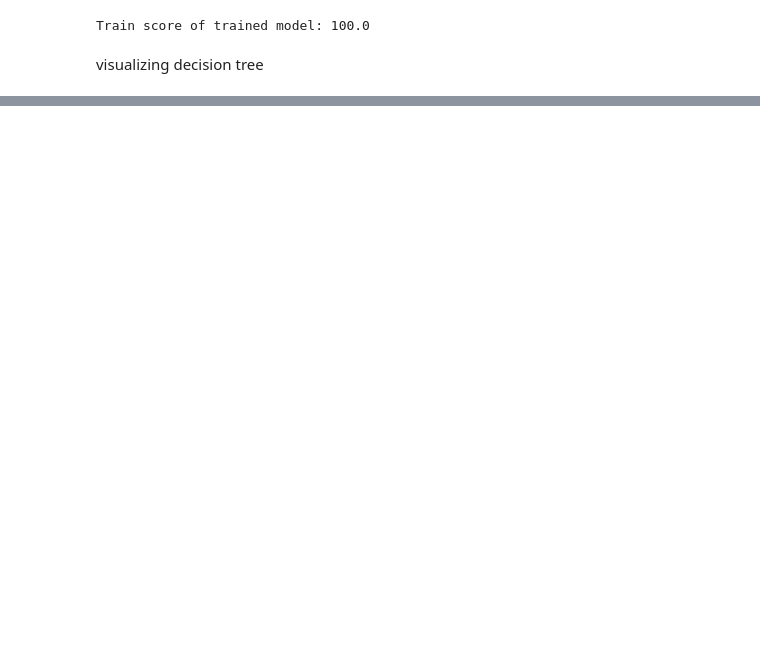
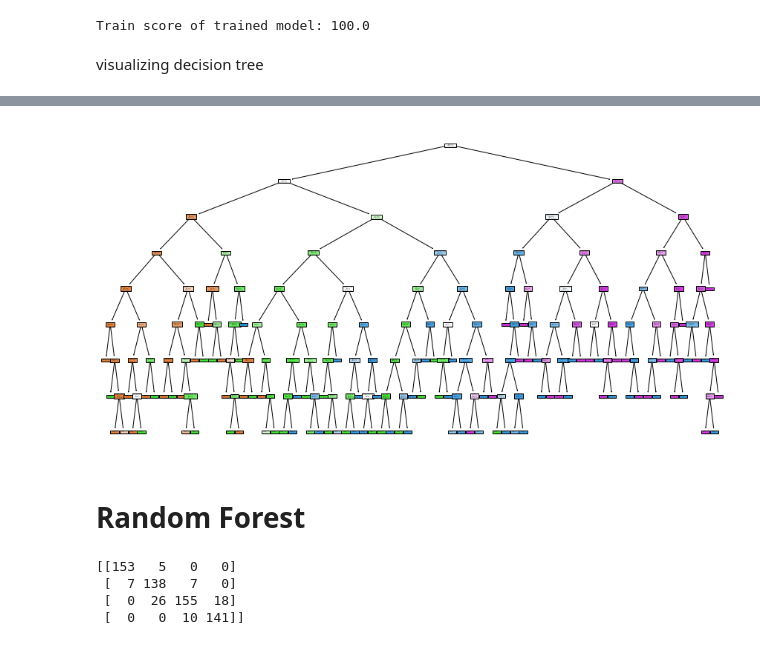
Before and after one commit to MahdyShayesteh/SBU_DataMining_Python, a Jupyter notebook: exercise3_part2.ipynb, the cells around one changed output, grey strips where cells are left out. Drawn from its saved outputs; the diff is of its cells as text; code cells hidden in the pictures; blank space fills up the shorter version.

```diff
--- a/exercise3_part2.ipynb
+++ b/exercise3_part2.ipynb
@@ -250,0 +277,8 @@ plt.show()
+# %%
+params = {'max_depth': [2,4,6,8,10,12],
+         'min_samples_split': [2,3,4],
+         'min_samples_leaf': [1,2]}
+
+clf = tree.DecisionTreeClassifier()
+gcv = GridSearchCV(estimator=clf,param_grid=params)
+gcv.fit(X_train,y_train)
@@ -250,0 +305,14 @@ plt.show()
+# %%
+model = gcv.best_estimator_
+model.fit(X_train,y_train)
+y_train_pred = model.predict(X_train)
+y_test_pred = model.predict(X_test)
+# %%
+plt.figure(figsize=(15,8))
+features = df.columns
+tree.plot_tree(model,feature_names=features,filled=True)
+plt.show()
+# %% [output]
+[figure, added]
+# %% [markdown]
+# Random Forest
@@ -250,0 +324,7 @@ plt.show()
+# %%
+print(metrics.confusion_matrix(y_test, y_pred_rf))
+# %% [output]
+[[153   5   0   0]
+ [  7 138   7   0]
+ [  0  26 155  18]
+ [  0   0  10 141]]
```
Also changed, not shown: parts of 15 cells of this notebook.
